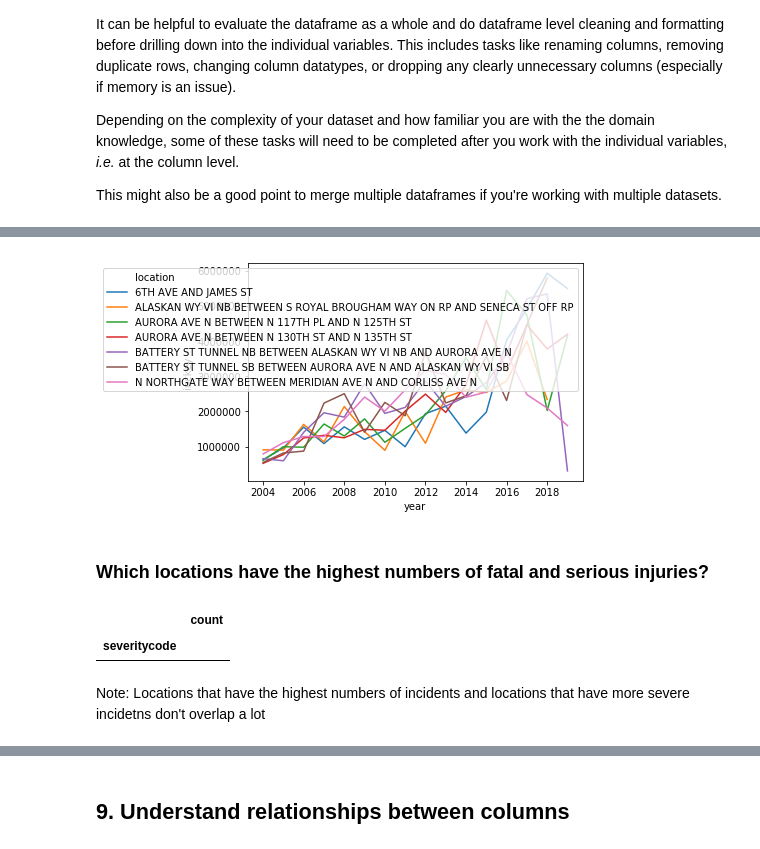
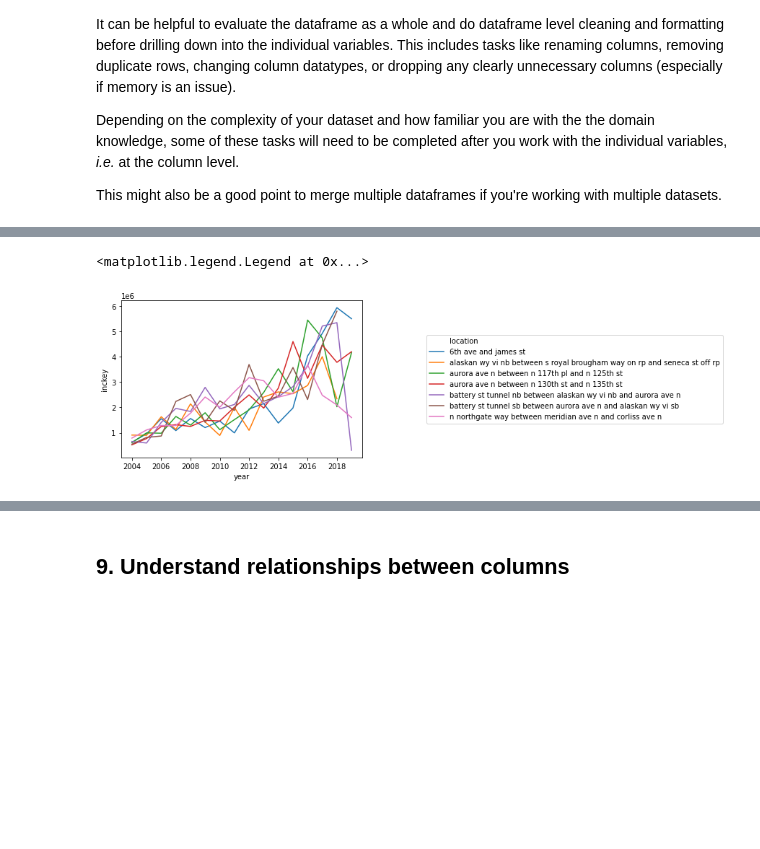
Before and after one commit to niwako/garbanzo, a Jupyter notebook: Workshop on EDA.ipynb, the cells around one changed output, grey strips where cells are left out. Cells and saved outputs as stored; diff of their text form; code cells hidden in the pictures; blank space fills up the shorter version.

```diff
--- a/Workshop on EDA.ipynb
+++ b/Workshop on EDA.ipynb
@@ -341,5 +363,5 @@ round(100*(df[["year",
 # %%
 # remove 2003 data
-df = df[df["year"] != "2003"]
+df = df[df["year"] != 2003]
 print("df shape with year and month columns, but without the 2003 data: {}".format(df.shape))
 # %% [output]
@@ -609,5 +463,0 @@ Call the replace_outlier function on all the numeric columns.
-# %%
-df[f'r_personcount'] = replace_outlier(df['personcount'])
-df[f'r_injuries'] = replace_outlier(df['injuries'])
-
-df.describe()
@@ -651,0 +700,8 @@ Note: I didn't replace outliers with the median for r_PEDCOUNT, r_PEDCYLCOUNT, r
+# %%
+df['lightcond'] = df['lightcond'].replace({
+   'dark - no street lights': 'dark',
+   'dark - street lights off': 'dark',
+   'dark - street lights on': 'dark',
+   'dark - unknown lighting': 'dark'})
+
+df.groupby('lightcond').size().to_frame('count').sort_values(by=['count'], ascending=False).plot.bar()
@@ -713,5 +821,5 @@ locations
 # %%
-locyrdf = df[df['location'].isin(locations)]
-locyrdf.head()
+manyaccident_df = df[df['location'].isin(locdf['location'])]
+manyaccident_df.head()
 # %% [output]
 |  | x | y | objectid | inckey | coldetkey | reportno | status | addrtype | intkey | location | ... |
@@ -723,19 +831,9 @@ locyrdf.head()
 # %%
-total_location_year_data = locyrdf.groupby(['location', 'year'])['inckey'].sum().reset_index()
-total_location_year_data = total_location_year_data[(total_location_year_data['year'] < 2020)]
-sns.lineplot(x="year", y="inckey", hue="location", data=total_location_year_data);
+manyaccident_year_data = manyaccident_df.groupby(['location', 'year'])['inckey'].sum().reset_index()
+# Let's exclude 2020 since data are still coming in
+manyaccident_year_data = manyaccident_year_data[(manyaccident_year_data['year'] < 2020)]
+g = sns.lineplot(x="year", y="inckey", hue="location", data=manyaccident_year_data)
+g.legend(loc='center left', bbox_to_anchor=(1.25, 0.5), ncol=1)
 # %% [output]
+<matplotlib.legend.Legend at 0x...>
-[figure, old version]
+[figure, new version]
-# %% [markdown]
-### Which locations have the highest numbers of fatal and serious injuries?
-# %%
-# Re-labeling serverity
-df['severitycode'] = df['severitycode'].map({'0': 'Unknown', '1': 'Prop_damage', '2': 'Injury',
-                                             '2b': 'Serious_injury', '3': 'Fatality'})
-
-df.groupby(['severitycode']).size().to_frame('count')
-
-####### fix this #########
-# %% [output]
-|  | count |
-| severitycode |  |
@@ -752,2 +839,0 @@ mostsevlocations
-# %% [markdown]
-Note: Locations that have the highest numbers of incidents and locations that have more severe incidetns don't overlap a lot
```
Also changed, not shown: parts of 153 cells of this notebook, 1 other file.
